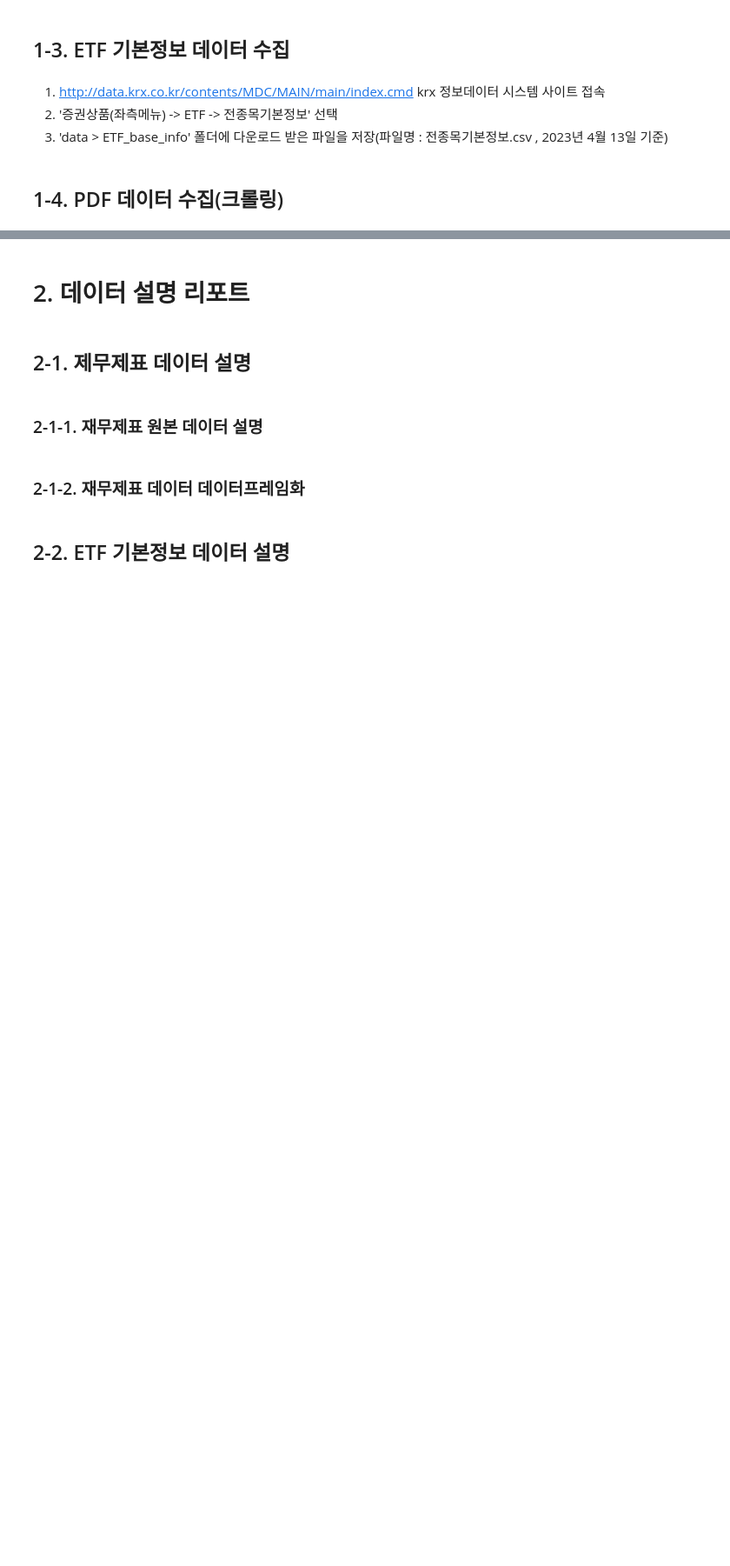
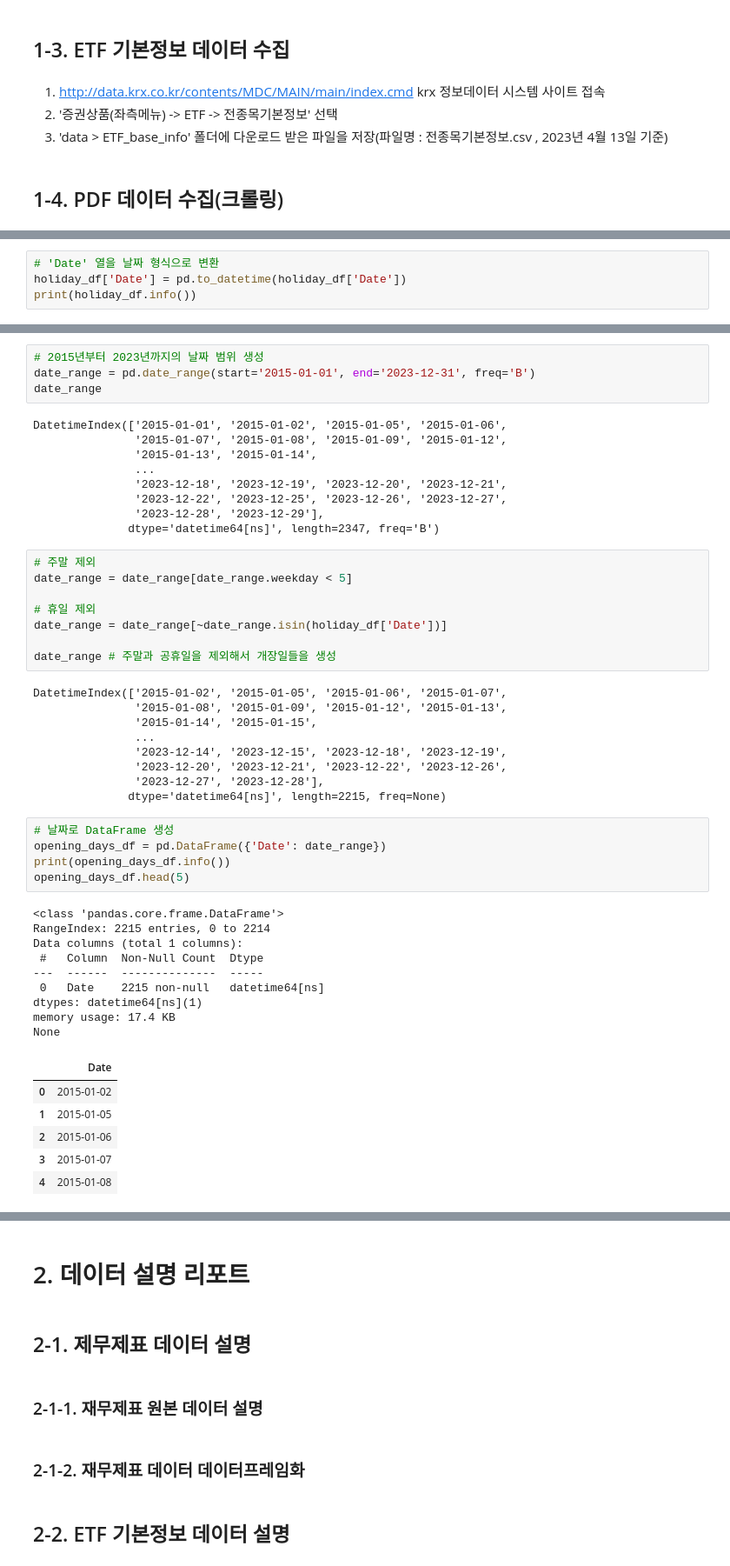
Before and after one commit to Ryong1998/snowball, a Jupyter notebook: 2_Data_Preparation.ipynb, the cells around one changed output, grey strips where cells are left out. Shown: that part at 87% size. Saved outputs shown, nothing was run; the diff lists cells and outputs as text; blank space fills up the shorter version.

```diff
--- a/2_Data_Preparation.ipynb
+++ b/2_Data_Preparation.ipynb
@@ -47,0 +89,4 @@
+# %%
+# 'Date' 열을 날짜 형식으로 변환
+holiday_df['Date'] = pd.to_datetime(holiday_df['Date'])
+print(holiday_df.info())
@@ -47,0 +103,51 @@
+# %%
+# 2015년부터 2023년까지의 날짜 범위 생성
+date_range = pd.date_range(start='2015-01-01', end='2023-12-31', freq='B')
+date_range
+# %% [output]
+DatetimeIndex(['2015-01-01', '2015-01-02', '2015-01-05', '2015-01-06',
+               '2015-01-07', '2015-01-08', '2015-01-09', '2015-01-12',
+               '2015-01-13', '2015-01-14',
+               ...
+               '2023-12-18', '2023-12-19', '2023-12-20', '2023-12-21',
+               '2023-12-22', '2023-12-25', '2023-12-26', '2023-12-27',
+               '2023-12-28', '2023-12-29'],
+              dtype='datetime64[ns]', length=2347, freq='B')
+# %%
+# 주말 제외
+date_range = date_range[date_range.weekday < 5]
+
+# 휴일 제외
+date_range = date_range[~date_range.isin(holiday_df['Date'])]
+
+date_range # 주말과 공휴일을 제외해서 개장일들을 생성
+# %% [output]
+DatetimeIndex(['2015-01-02', '2015-01-05', '2015-01-06', '2015-01-07',
+               '2015-01-08', '2015-01-09', '2015-01-12', '2015-01-13',
+               '2015-01-14', '2015-01-15',
+               ...
+               '2023-12-14', '2023-12-15', '2023-12-18', '2023-12-19',
+               '2023-12-20', '2023-12-21', '2023-12-22', '2023-12-26',
+               '2023-12-27', '2023-12-28'],
+              dtype='datetime64[ns]', length=2215, freq=None)
+# %%
+# 날짜로 DataFrame 생성
+opening_days_df = pd.DataFrame({'Date': date_range})
+print(opening_days_df.info())
+opening_days_df.head(5)
+# %% [output]
+<class 'pandas.core.frame.DataFrame'>
+RangeIndex: 2215 entries, 0 to 2214
+Data columns (total 1 columns):
+ #   Column  Non-Null Count  Dtype
+---  ------  --------------  -----
+ 0   Date    2215 non-null   datetime64[ns]
+dtypes: datetime64[ns](1)
+memory usage: 17.4 KB
+None
+|  | Date |
+| 0 | 2015-01-02 |
+| 1 | 2015-01-05 |
+| 2 | 2015-01-06 |
+| 3 | 2015-01-07 |
+| 4 | 2015-01-08 |
```
Also changed, not shown: parts of 23 cells of this notebook.
